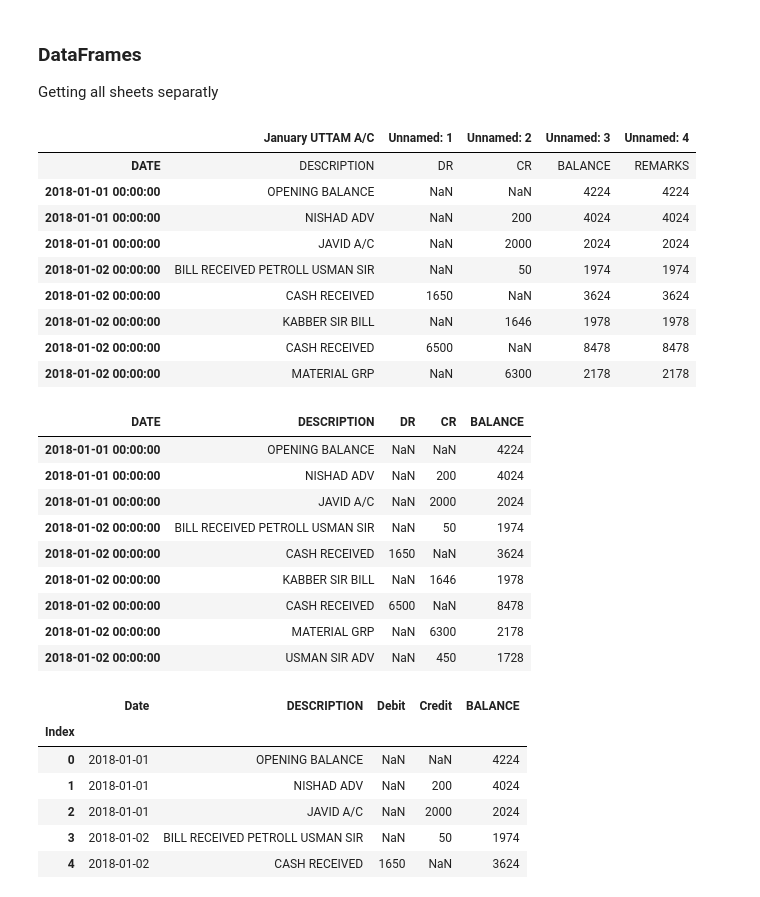
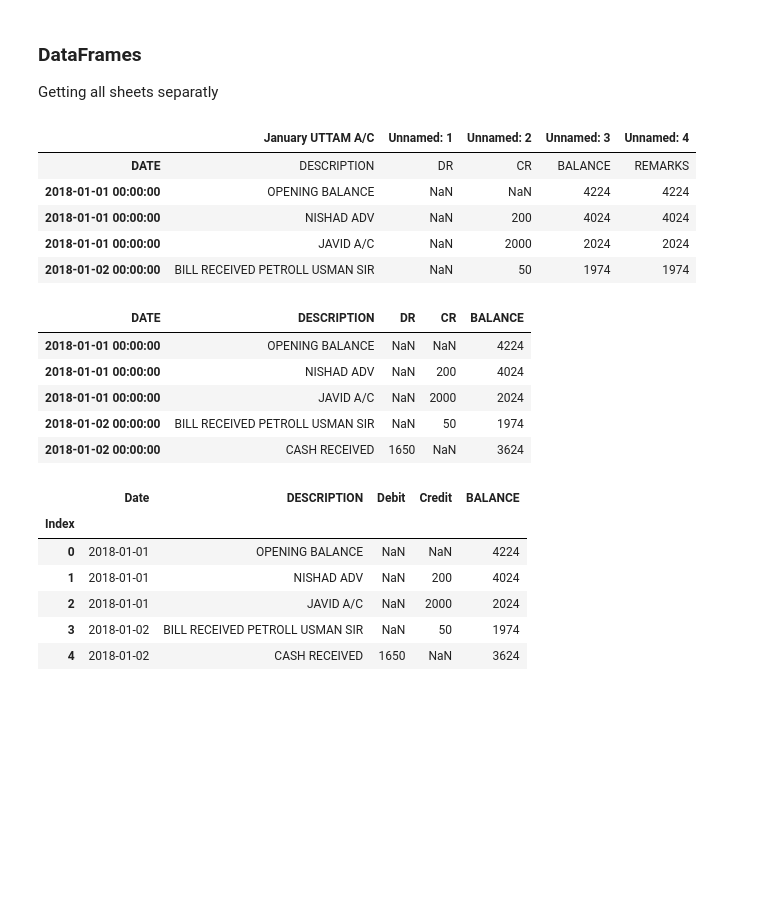
Before and after one commit to Pphhaaaddd/data-analysis, a Jupyter notebook: practice01/Working with Excel.ipynb, the cells around one changed output. Drawn from its saved outputs; the diff is of its cells as text; code cells hidden in the pictures; blank space fills up the shorter version.

```diff
--- a/practice01/Working with Excel.ipynb
+++ b/practice01/Working with Excel.ipynb
@@ -4,24 +4,20 @@ Getting all sheets separatly
 # %%
 import numpy as np
 import pandas as pd
 xls = pd.ExcelFile('Jan18.xlsx')
 df1 = xls.parse(0)
 df2 = xls.parse(1)
 df3 = xls.parse(2)
 
 #First sheet (Uttam)
-df1[:9]
+df1[:5]
 # %% [output]
 |  | January UTTAM A/C | Unnamed: 1 | Unnamed: 2 | Unnamed: 3 | Unnamed: 4 |
 | DATE | DESCRIPTION | DR | CR | BALANCE | REMARKS |
 | 2018-01-01 00:00:00 | OPENING BALANCE | NaN | NaN | 4224 | 4224 |
 | 2018-01-01 00:00:00 | NISHAD ADV | NaN | 200 | 4024 | 4024 |
 | 2018-01-01 00:00:00 | JAVID A/C | NaN | 2000 | 2024 | 2024 |
 | 2018-01-02 00:00:00 | BILL RECEIVED PETROLL USMAN SIR | NaN | 50 | 1974 | 1974 |
-| 2018-01-02 00:00:00 | CASH RECEIVED | 1650 | NaN | 3624 | 3624 |
-| 2018-01-02 00:00:00 | KABBER SIR BILL | NaN | 1646 | 1978 | 1978 |
-| 2018-01-02 00:00:00 | CASH RECEIVED | 6500 | NaN | 8478 | 8478 |
-| 2018-01-02 00:00:00 | MATERIAL GRP | NaN | 6300 | 2178 | 2178 |
 # %%
 #Dropping unwanted rows/cols
 #Changing First row as the keys
@@ -30,7 +26,7 @@ df1 = df1[1:]
 
 #Removing unwanted column
 df1.drop(df1.columns[[4]],inplace=True, axis=1)
-df1[:9]
+df1[:5]
 # %% [output]
 | DATE | DESCRIPTION | DR | CR | BALANCE |
 | 2018-01-01 00:00:00 | OPENING BALANCE | NaN | NaN | 4224 |
@@ -38,10 +34,6 @@ df1[:9]
 | 2018-01-01 00:00:00 | JAVID A/C | NaN | 2000 | 2024 |
 | 2018-01-02 00:00:00 | BILL RECEIVED PETROLL USMAN SIR | NaN | 50 | 1974 |
 | 2018-01-02 00:00:00 | CASH RECEIVED | 1650 | NaN | 3624 |
-| 2018-01-02 00:00:00 | KABBER SIR BILL | NaN | 1646 | 1978 |
-| 2018-01-02 00:00:00 | CASH RECEIVED | 6500 | NaN | 8478 |
-| 2018-01-02 00:00:00 | MATERIAL GRP | NaN | 6300 | 2178 |
-| 2018-01-02 00:00:00 | USMAN SIR ADV | NaN | 450 | 1728 |
 # %%
 df1['Date'] = df1.index
 df1.index = range(len(df1))
```
Also changed, not shown: parts of 8 cells of this notebook.
